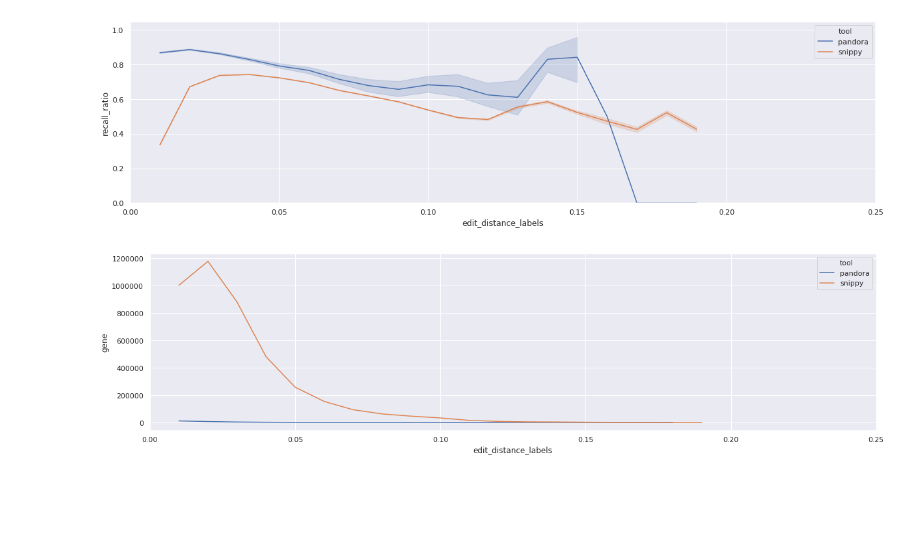
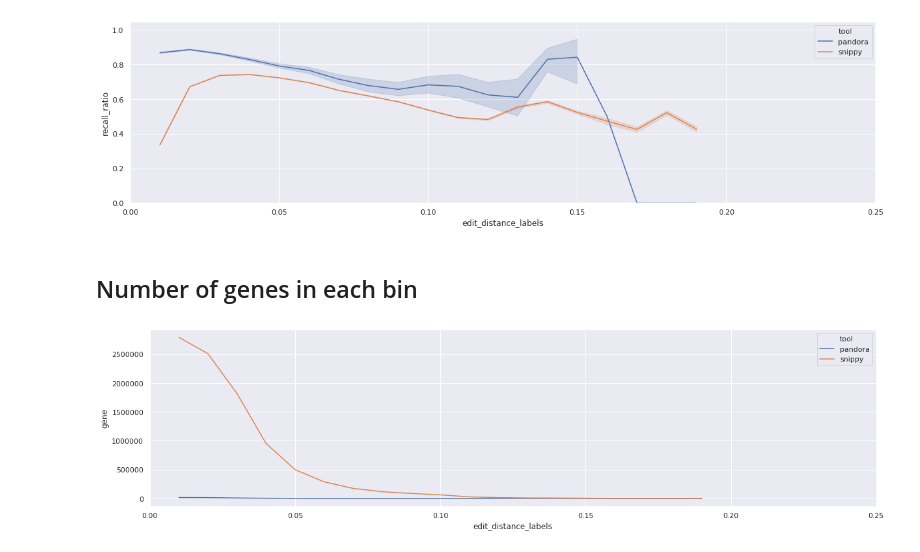
Before and after one commit to leoisl/pandora_gene_distance, a Jupyter notebook: notebooks/eda.ipynb, the cells around one changed output. Drawn from its saved outputs; the diff is of its cells as text; code cells hidden in the pictures; blank space fills up the shorter version.

```diff
--- a/notebooks/eda.ipynb
+++ b/notebooks/eda.ipynb
@@ -5,6 +17,10 @@ import pandas as pd
 import seaborn as sns
 import matplotlib.pyplot as plt
 plt.rcParams['figure.figsize'] = [20, 5]
+def display_full(x):
+    pd.set_option('display.max_rows', len(x))
+    display(x)
+    pd.reset_option('display.max_rows')
 # %% [markdown]
 # Data input
 
@@ -149,8 +187,14 @@ def plot_violinplot_recall_in_genes_in_several_bins(df, step, scale, output_file
 # %%
-df_precision_with_step_0001 = get_df_with_edit_distance_labels_for_precision(df_precision, step = 0.001, max_bin = 0.2)
+def get_count_df(df):
+    count_df = df.groupby(by=["edit_distance_labels", "tool"], as_index=False).count()
+    count_df = count_df[["edit_distance_labels", "tool", "gene"]]
+    return count_df
+
+
 df_precision_with_step_001 = get_df_with_edit_distance_labels_for_precision(df_precision, step = 0.01, max_bin = 0.2)
-df_recall_with_step_0001 = get_df_with_edit_distance_labels_for_recall(df_recall, step = 0.001, max_bin = 0.2)
+count_df_precision_with_step_001 = get_count_df(df_precision_with_step_001)
 df_recall_with_step_001 = get_df_with_edit_distance_labels_for_recall(df_recall, step = 0.01, max_bin = 0.2)
+count_df_recall_with_step_001 = get_count_df(df_recall_with_step_001)
 # %% [markdown]
 # Results
 # %% [markdown]
@@ -197,7 +255,8 @@ plot_lineplot_mean_recall_in_genes_in_several_bins(df_recall_with_step_001, step
 # %% [output]
 [figure]
+# %% [markdown]
+## Number of genes in each bin
 # %%
-plot_lineplot_count_in_genes_in_several_bins(df_precision_with_step_001, step=0.01,
-                                                                     output_filepath="whatever")
+plot_lineplot_count_in_genes_in_several_bins(count_df_recall_with_step_001, step=0.01, display_plot=True)
 # %% [output]
-[figure, old version]
+[figure, new version]
```
Also changed, not shown: parts of 33 cells of this notebook.
